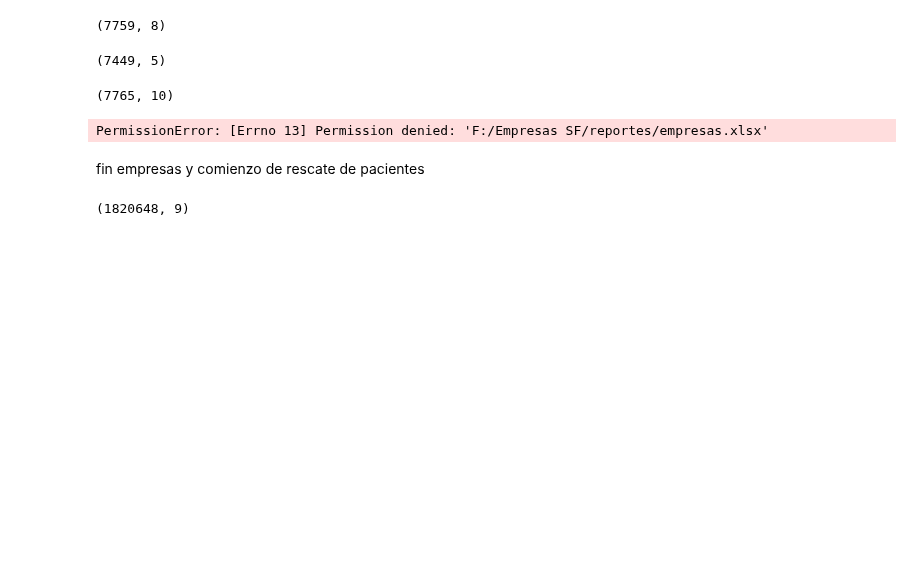
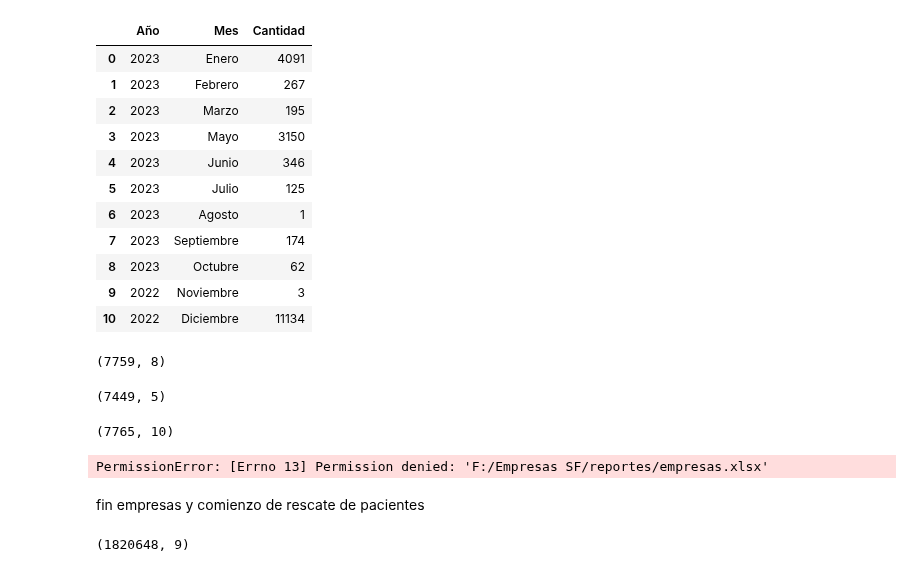
Before and after one commit to juanca-martinez/basefinal, a Jupyter notebook: Carga_De_Pacientes.ipynb, the cells around one changed output. Drawn from its saved outputs; the diff is of its cells as text; code cells hidden in the pictures; blank space fills up the shorter version.

```diff
--- a/Carga_De_Pacientes.ipynb
+++ b/Carga_De_Pacientes.ipynb
@@ -16,17 +16,67 @@ sf = Salesforce(
     security_token="dxbNevVOmgmoQS4Zllh3DpNDj",
 )
 # %%
-results = sf.query_all(
+resultadoAmsa = sf.query_all(
         """
         SELECT CALENDAR_YEAR(CreatedDate), COUNT(Id),CALENDAR_MONTH(CreatedDate)
     from Paciente_Programas__c
     Where Programas_por_Empresas__r.Holding__c like '%antofagasta minerals%'
     GROUP BY CALENDAR_YEAR(CreatedDate), CALENDAR_MONTH(CreatedDate)
     ORDER BY CALENDAR_MONTH(CreatedDate)
         """
 )
-derttyuiop = pd.DataFrame(results["records"])
-derttyuiop.to_excel("F:/Empresas SF/reportes/aaaaaa.xlsx", index=False)
+amsaIngreso = pd.DataFrame(resultadoAmsa["records"])
+
+amsaIngreso = amsaIngreso[
+    [
+        "expr0",
+        "expr2",
+        "expr1",
+
+
+    ]
+]
+amsaIngreso = amsaIngreso.rename(
+    columns={
+        "expr0": "Año",
+        "expr1": "Cantidad",
+        "expr2": "Mes",
+
+    }
+)
+
+meses = {
+    1: "Enero",
+    2: "Febrero",
+    3: "Marzo",
+    4: "Abril",
+    5: "Mayo",
+    6: "Junio",
+    7: "Julio",
+    8: "Agosto",
+    9: "Septiembre",
+    10: "Octubre",
+    11: "Noviembre",
+    12: "Diciembre",
+}
+
+amsaIngreso.replace({"Mes": meses}, inplace=True)
+
+amsaIngreso.to_excel("F:/Reportes SF/Zurich/Cantida_AMSA.xlsx", index=False)
+amsaIngreso.head(12)
+# %% [output]
+|  | Año | Mes | Cantidad |
+| 0 | 2023 | Enero | 4091 |
+| 1 | 2023 | Febrero | 267 |
+| 2 | 2023 | Marzo | 195 |
+| 3 | 2023 | Mayo | 3150 |
+| 4 | 2023 | Junio | 346 |
+| 5 | 2023 | Julio | 125 |
+| 6 | 2023 | Agosto | 1 |
+| 7 | 2023 | Septiembre | 174 |
+| 8 | 2023 | Octubre | 62 |
+| 9 | 2022 | Noviembre | 3 |
+| 10 | 2022 | Diciembre | 11134 |
 # %%
 # Recuperar empresas ID de salesforce desde Account
 results = sf.query_all(
```
Also changed, not shown: 4 other files.
